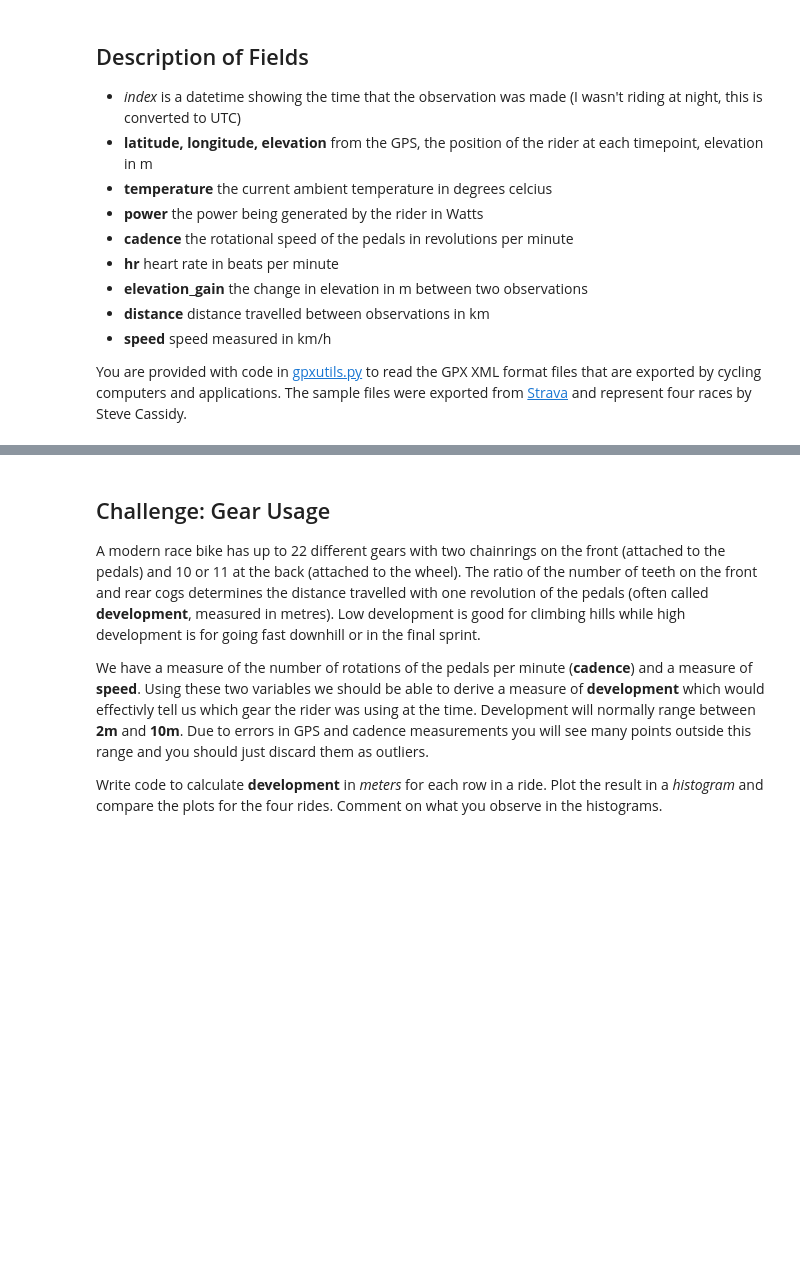
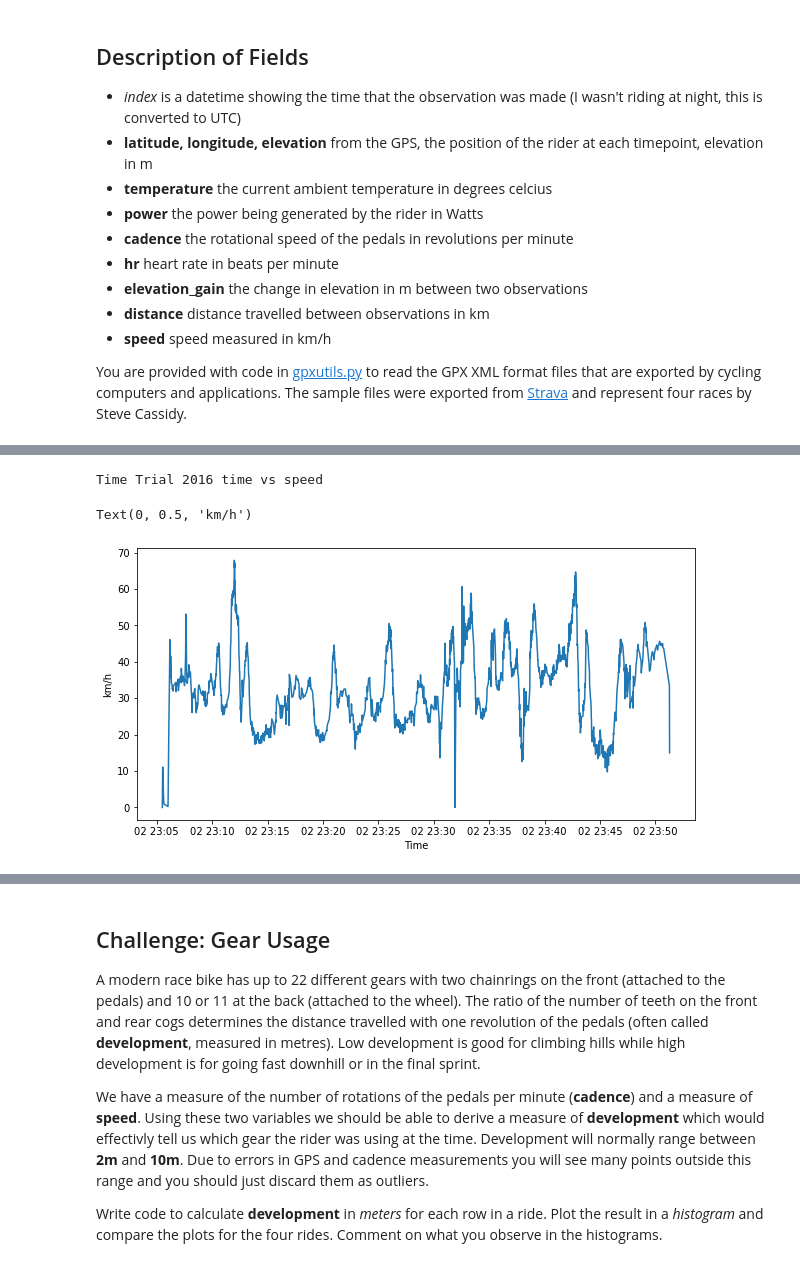
Before and after one commit to MQCOMP2200-S2-2021/data-science-portfolio-JoeB-cybersecurity, a Jupyter notebook: Portfolio 1.ipynb, the cells around one changed output, grey strips where cells are left out. Cells and saved outputs as stored; diff of their text form; code cells hidden in the pictures; blank space fills up the shorter version.

```diff
--- a/Portfolio 1.ipynb
+++ b/Portfolio 1.ipynb
@@ -83,0 +48,31 @@ def summary(ride):
+# %%
+def summary(ride):
+    dist = ride.distance.sum()
+    dur = ride.timedelta.sum()/60
+    av_spd = ride.speed.mean()
+    av_hr = ride.hr.mean()
+    av_el = ride.elevation.mean()
+    av_te = ride.temperature.mean()
+    av_cd = ride.cadence.mean()
+    print("Total distance = {:.2f}km, Duration = {:.2f} minutes,"
+          "\nAverage Speed = {:.1f}km/h, Average Heart Rate = {:.0f} beats/min"
+          "\nAverage Elevation = {:.1f}m, Average temperature = {:.1f} degrees celcius"
+          "\nAverage Cadence = {:.0f} Revolutions/min\n".format(dist, dur, av_spd, av_hr, av_el, av_te, av_cd))
+
+print("Summary of Time Trial 2016:")
+tt_2016 = (tt_2016_raw[tt_2016_raw.speed < 100]) #Remove outliers
+summary(tt_2016)
+
+print("Summary of Time Trial 2019:")
+tt_2019 = (tt_2019_raw[tt_2019_raw.speed < 100]) #Remove outliers
+summary(tt_2019)
+
+print("Summary of Road Race 2016:")
+rr_2016 = (rr_2016_raw[rr_2016_raw.speed < 100]) #Remove outliers
+summary(rr_2016)
+
+print("Summary of Road Race 2019:")
+rr_2019 = (rr_2019_raw[rr_2019_raw.speed < 100]) #Remove outliers
+summary(rr_2019)
+
+print("From these summaries, the Road Races are double in distance and time when compared to Time Trials")
@@ -83,0 +124,10 @@ def summary(ride):
+# %%
+print("Time Trial 2016 time vs speed")
+plt.figure(figsize=(10,5))
+plt.plot(tt_2016.speed)
+plt.xlabel('Time')
+plt.ylabel('km/h')
+# %% [output]
+Time Trial 2016 time vs speed
+Text(0, 0.5, 'km/h')
+[figure, added]
```
Also changed, not shown: parts of 16 cells of this notebook.
